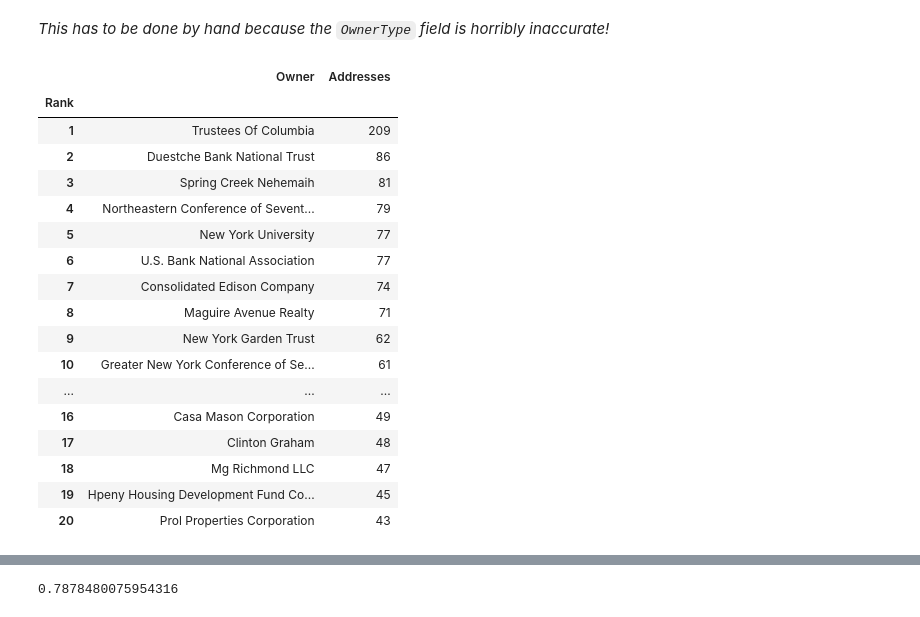
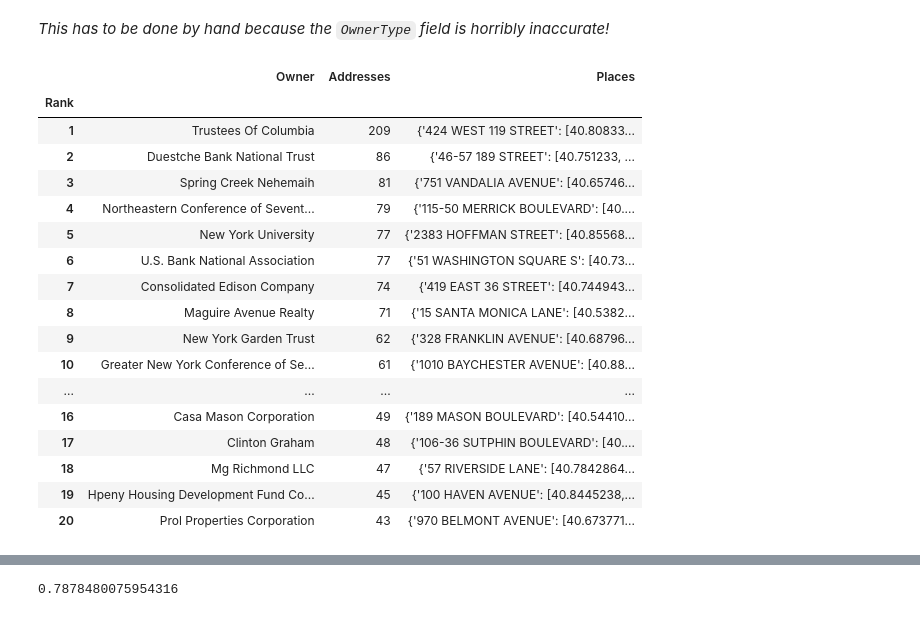
Before and after one commit to ResidentMario/nyc-buildings, a Jupyter notebook: data-visualization.ipynb, the cells around one changed output, grey strips where cells are left out. Drawn from its saved outputs; the diff is of its cells as text; code cells hidden in the pictures.

```diff
--- a/data-visualization.ipynb
+++ b/data-visualization.ipynb
@@ -452,7 +454,7 @@ It's easier for us to examine private entity data. A [Q&A published in *The New
 # %%
 # pluto['OwnerName'].value_counts()[40:]
 # %%
-private_owners = pluto['OwnerName'].value_counts().ix[['TRUSTEES OF COLUMBIA',
+private_raw_names = ['TRUSTEES OF COLUMBIA',
                                       'DEUTSCHE BANK NATIONA',
                                       'NEHEMIAH HOUSING DEVE',
                                       'NORTHEASTERN CONFEREN',
@@ -473,7 +475,8 @@ private_owners = pluto['OwnerName'].value_counts().ix[['TRUSTEES OF COLUMBIA',
                                       # 'RATI R PANCHAL', # Not present in 2016 data. Possibly a hoax. Ignore.
                                       'THE TRUSTEES OF COLUM',
                                       'HPENY HOUSING DEVELOP',
-                                      'PROL PROPERTIES CORPO']]
+                                      'PROL PROPERTIES CORPO']
+private_owners = pluto['OwnerName'].value_counts().ix[private_raw_names]
 name_map = {'THE TRUSTEES OF COLUM': 'Trustees Of Columbia',
             'DEUTSCHE BANK NATIONA': 'Duestche Bank National Trust',
             'NEHEMIAH HOUSING DEVE': 'Spring Creek Nehemaih',
@@ -503,25 +506,3 @@ private_owners = pd.DataFrame({'Owner': private_owners.index, 'Addresses': priva
 private_owners = private_owners[['Owner', 'Addresses']]
 private_owners.index.name = 'Rank'
 # private_owners['Rank'] = list(range(1, 21))
-# %%
-# Add rank information, both private-only and private-and-public.
-PrettyPandas(private_owners)
-# %% [output]
-|  | Owner | Addresses |
-| Rank |  |  |
-| 1 | Trustees Of Columbia | 209 |
-| 2 | Duestche Bank National Trust | 86 |
-| 3 | Spring Creek Nehemaih | 81 |
-| 4 | Northeastern Conference of Sevent... | 79 |
-| 5 | New York University | 77 |
-| 6 | U.S. Bank National Association | 77 |
-| 7 | Consolidated Edison Company | 74 |
-| 8 | Maguire Avenue Realty | 71 |
-| 9 | New York Garden Trust | 62 |
-| 10 | Greater New York Conference of Se... | 61 |
-| ... | ... | ... |
-| 16 | Casa Mason Corporation | 49 |
-| 17 | Clinton Graham | 48 |
-| 18 | Mg Richmond LLC | 47 |
-| 19 | Hpeny Housing Development Fund Co... | 45 |
-| 20 | Prol Properties Corporation | 43 |
@@ -527,0 +555,35 @@ PrettyPandas(private_owners)
+# %%
+payload = pd.Series(index=private_owners.index)
+geolocator = GoogleV3(api_key='...') # Insert your own!
+
+for rank, owner in tqdm(enumerate(private_raw_names)):
+    addresses = pluto[pluto['OwnerName'] == owner]['Address'].fillna('None')
+    dict_store = {}
+    for address in addresses:
+        dat = geolocator.geocode('{0}, NEW YORK'.format(address))
+        dict_store[address] = [dat.latitude, dat.longitude]
+    token = str(dict_store)
+    payload[rank + 1] = token
+
+private_owners['Places'] = payload
+# %%
+private_owners
+# %% [output]
+|  | Owner | Addresses | Places |
+| Rank |  |  |  |
+| 1 | Trustees Of Columbia | 209 | {'424 WEST 119 STREET': [40.80833... |
+| 2 | Duestche Bank National Trust | 86 | {'46-57 189 STREET': [40.751233, ... |
+| 3 | Spring Creek Nehemaih | 81 | {'751 VANDALIA AVENUE': [40.65746... |
+| 4 | Northeastern Conference of Sevent... | 79 | {'115-50 MERRICK BOULEVARD': [40.... |
+| 5 | New York University | 77 | {'2383 HOFFMAN STREET': [40.85568... |
+| 6 | U.S. Bank National Association | 77 | {'51 WASHINGTON SQUARE S': [40.73... |
+| 7 | Consolidated Edison Company | 74 | {'419 EAST 36 STREET': [40.744943... |
+| 8 | Maguire Avenue Realty | 71 | {'15 SANTA MONICA LANE': [40.5382... |
+| 9 | New York Garden Trust | 62 | {'328 FRANKLIN AVENUE': [40.68796... |
+| 10 | Greater New York Conference of Se... | 61 | {'1010 BAYCHESTER AVENUE': [40.88... |
+| ... | ... | ... | ... |
+| 16 | Casa Mason Corporation | 49 | {'189 MASON BOULEVARD': [40.54410... |
+| 17 | Clinton Graham | 48 | {'106-36 SUTPHIN BOULEVARD': [40.... |
+| 18 | Mg Richmond LLC | 47 | {'57 RIVERSIDE LANE': [40.7842864... |
+| 19 | Hpeny Housing Development Fund Co... | 45 | {'100 HAVEN AVENUE': [40.8445238,... |
+| 20 | Prol Properties Corporation | 43 | {'970 BELMONT AVENUE': [40.673771... |
```
Also changed, not shown: parts of 24 cells of this notebook, 4 other files.
